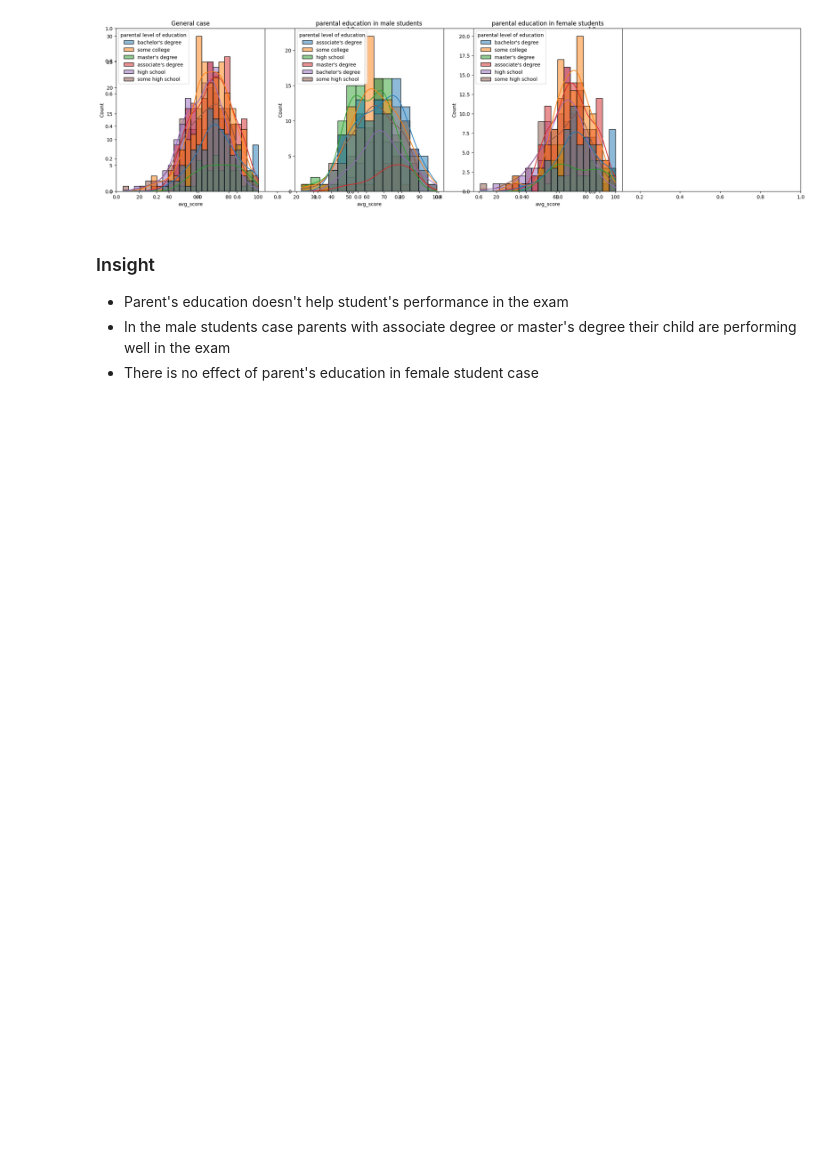
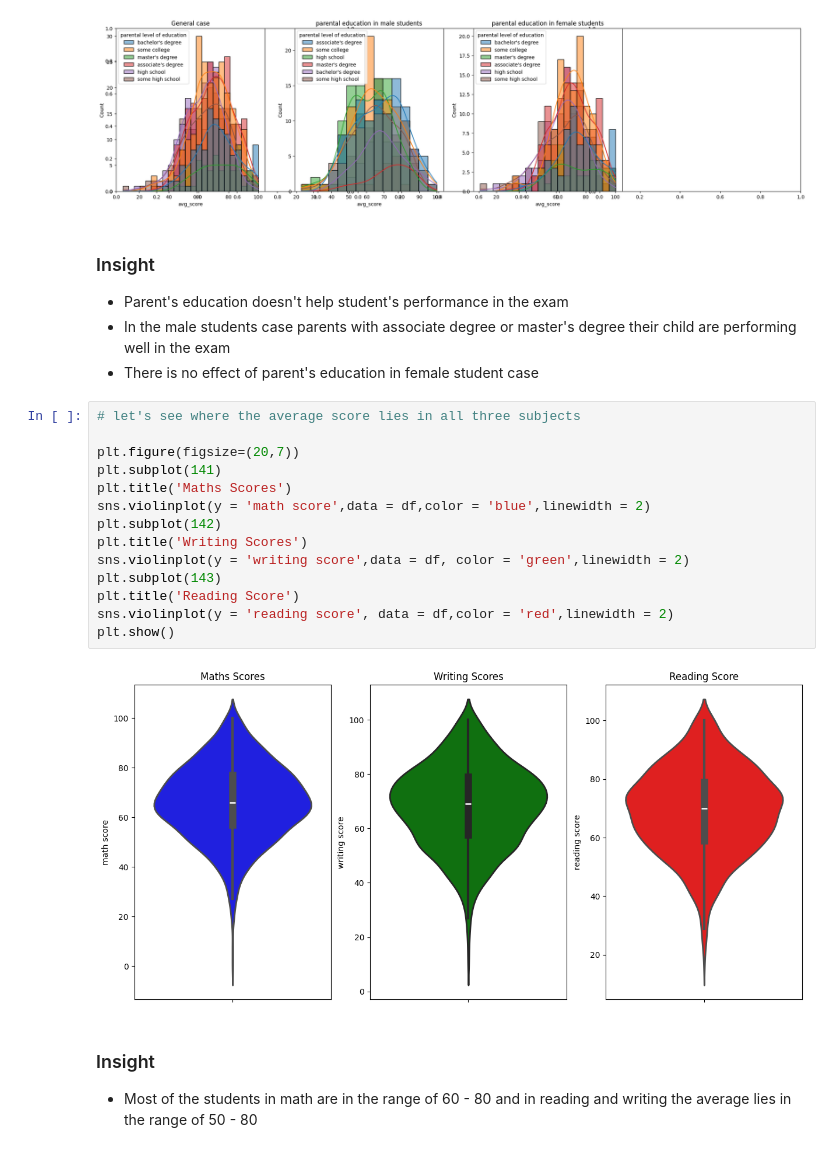
Before and after one commit to Toji339/MachineLearningProject, a Jupyter notebook: notebook/EDA STUDENT PERFORMANCE.ipynb, the cells around one changed output. Cells and saved outputs as stored; diff of their text form; blank space fills up the shorter version.

```diff
--- a/notebook/EDA STUDENT PERFORMANCE.ipynb
+++ b/notebook/EDA STUDENT PERFORMANCE.ipynb
@@ -229,3 +229,23 @@ plt.show()
 - Parent's education doesn't help student's performance in the exam
 - In the male students case parents with associate degree or master's degree their child are performing well in the exam
 - There is no effect of parent's education in female student case
+# %%
+# let's see where the average score lies in all three subjects
+
+plt.figure(figsize=(20,7))
+plt.subplot(141)
+plt.title('Maths Scores')
+sns.violinplot(y = 'math score',data = df,color = 'blue',linewidth = 2)
+plt.subplot(142)
+plt.title('Writing Scores')
+sns.violinplot(y = 'writing score',data = df, color = 'green',linewidth = 2)
+plt.subplot(143)
+plt.title('Reading Score')
+sns.violinplot(y = 'reading score', data = df,color = 'red',linewidth = 2)
+plt.show()
+# %% [output]
+[figure, added]
+# %% [markdown]
+### Insight
+
+- Most of the students in math are in the range of 60 - 80 and in reading and writing the average lies in the range of 50 - 80
```
